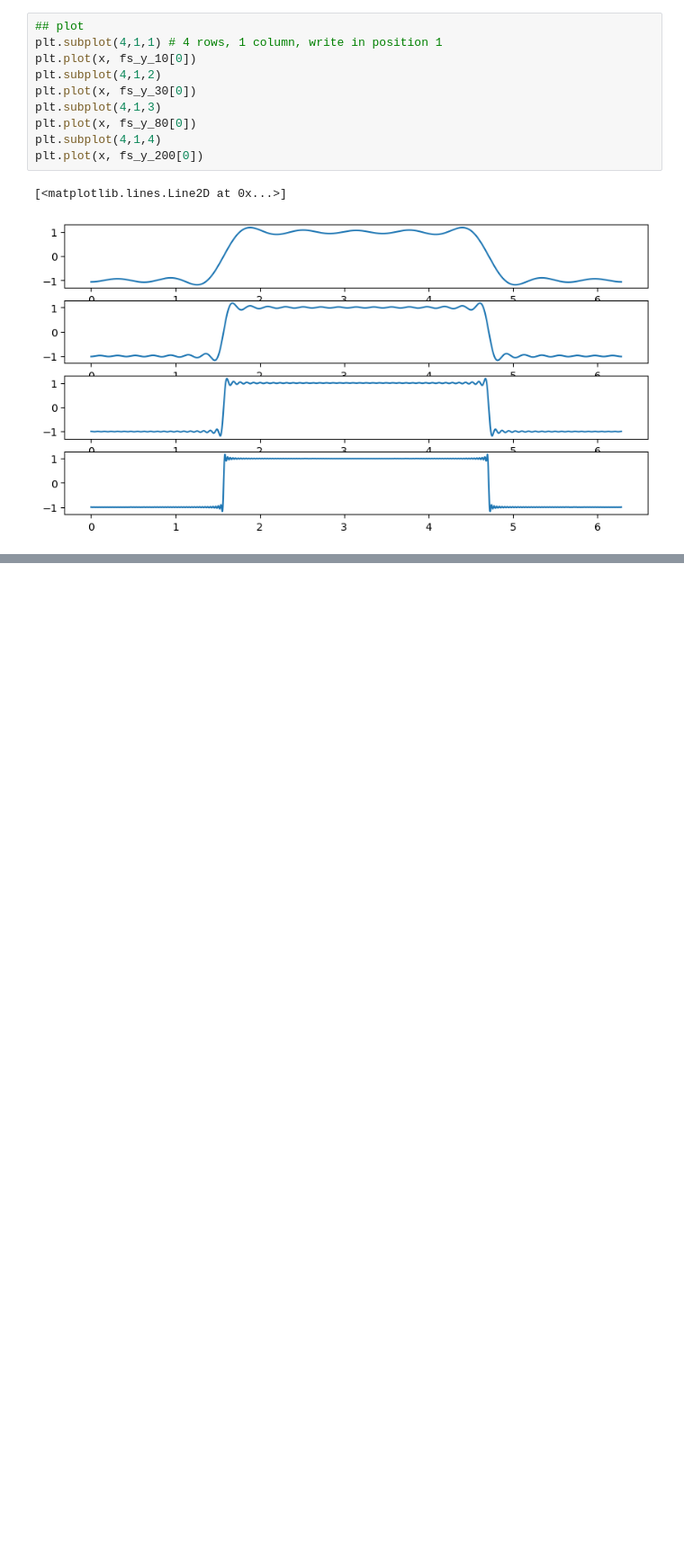
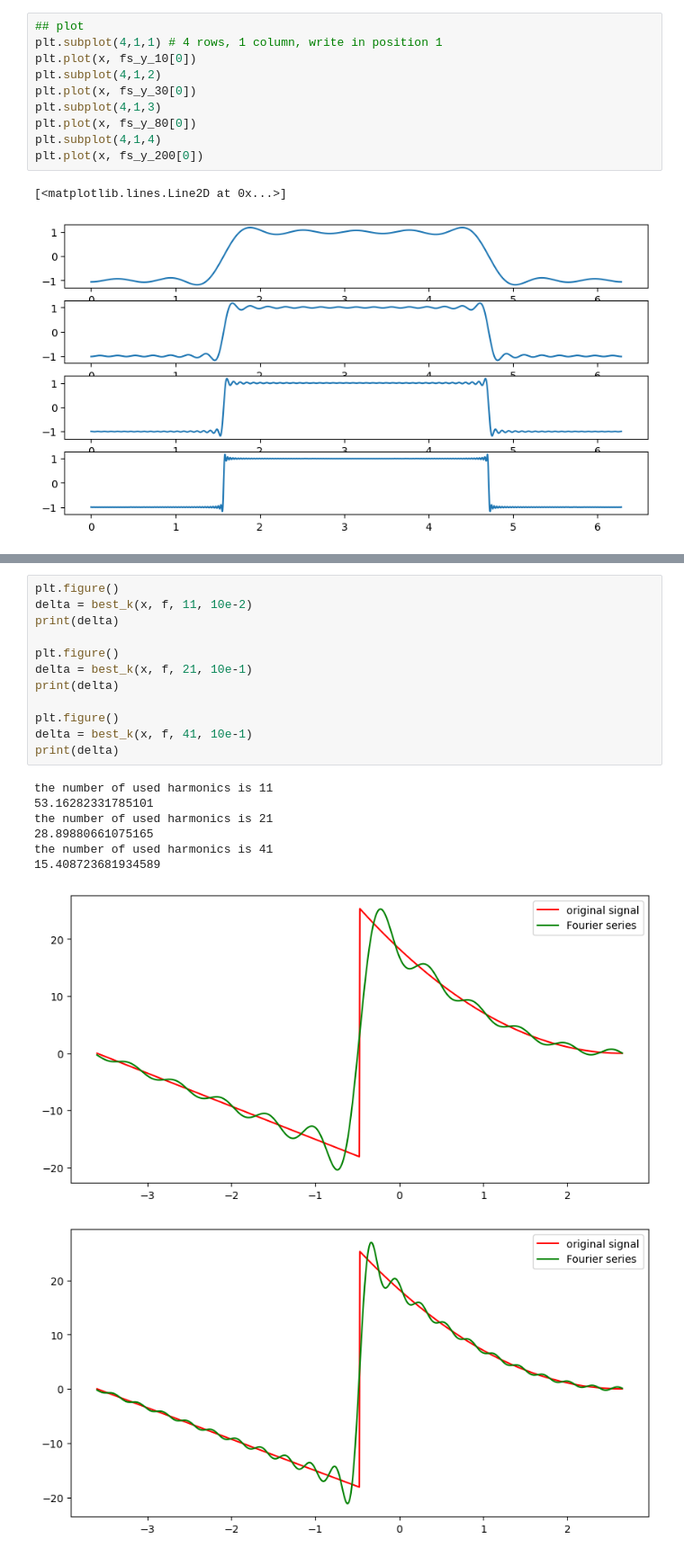
Before and after one commit to mariomine88/Unige_code, a Jupyter notebook: Master/First/DSP/Lab 1 - Fourier series.ipynb/Lab 1 - Fourier series.ipynb, the cells around one changed output, grey strips where cells are left out. Shown at 90% size. Drawn from its saved outputs; the diff is of its cells as text; blank space fills up the shorter version.

```diff
--- a/Master/First/DSP/Lab 1 - Fourier series.ipynb/Lab 1 - Fourier series.ipynb
+++ b/Master/First/DSP/Lab 1 - Fourier series.ipynb/Lab 1 - Fourier series.ipynb
@@ -352,0 +452,21 @@ plt.plot(x, fs_y_200[0])
+# %%
+plt.figure()
+delta = best_k(x, f, 11, 10e-2)
+print(delta)
+
+plt.figure()
+delta = best_k(x, f, 21, 10e-1)
+print(delta)
+
+plt.figure()
+delta = best_k(x, f, 41, 10e-1)
+print(delta)
+# %% [output]
+the number of used harmonics is 11
+53.16282331785101
+the number of used harmonics is 21
+28.89880661075165
+the number of used harmonics is 41
+15.408723681934589
+[figure, added]
+[figure, added]
```
Also changed, not shown: parts of 9 cells of this notebook.
